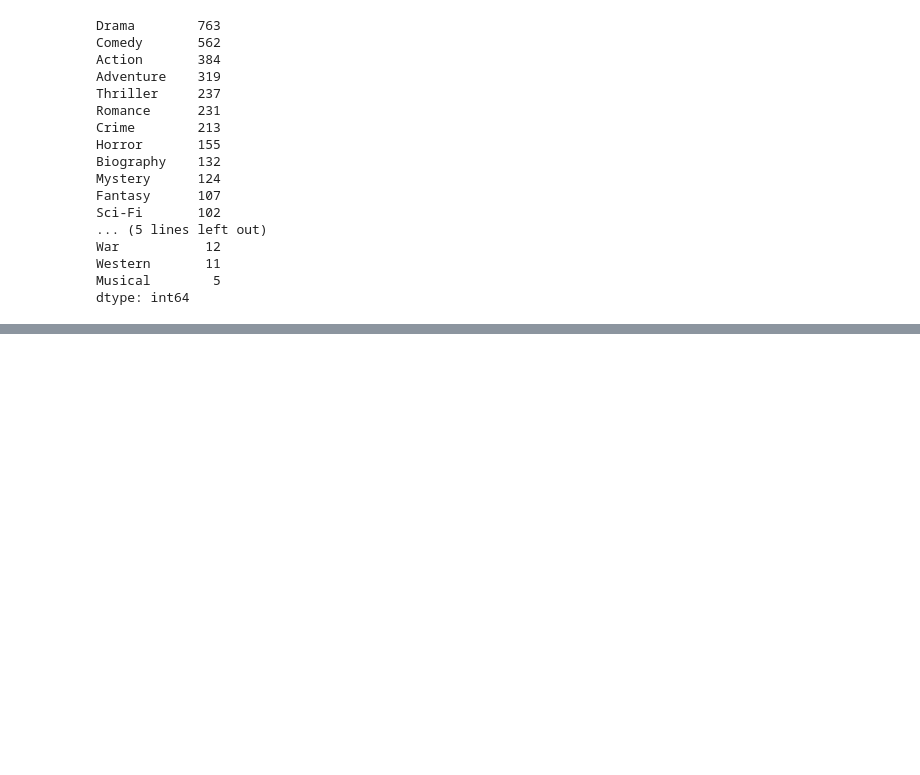
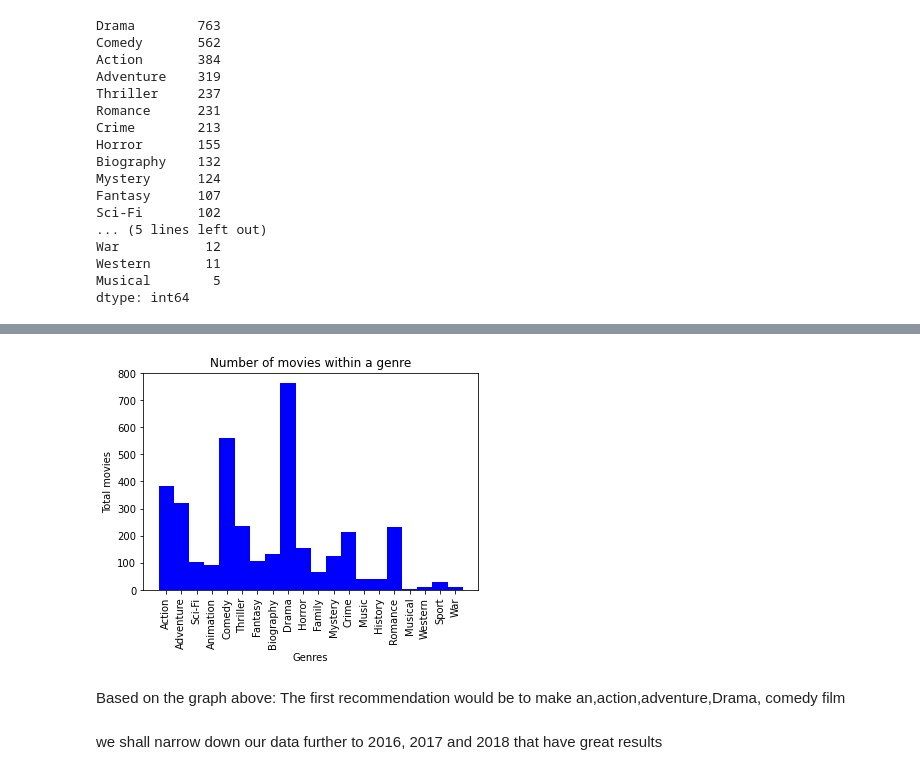
Before and after one commit to Meke254/Phase1-PROJECT, a Jupyter notebook: Project Notebook.ipynb, the cells around one changed output, grey strips where cells are left out. Saved outputs shown, nothing was run; the diff lists cells and outputs as text; code cells hidden in the pictures; blank space fills up the shorter version.

```diff
--- a/Project Notebook.ipynb
+++ b/Project Notebook.ipynb
@@ -318,0 +326,14 @@ dtype: int64
+# %%
+width = 1
+plt.bar(genres_dict_all.keys(), genres_dict_all.values(), width, color='blue')
+plt.title('Number of movies within a genre')
+plt.xlabel('Genres')
+plt.ylabel('Total movies')
+plt.xticks(rotation = 90);
+# %% [output]
+[figure, added]
+# %% [markdown]
+Based on the graph above:
+The first recommendation would be to make an,action,adventure,Drama, comedy film
+# %% [markdown]
+we shall narrow down our data further to 2016, 2017 and 2018 that have great results
```
Also changed, not shown: parts of 20 cells of this notebook, 6 other files.
